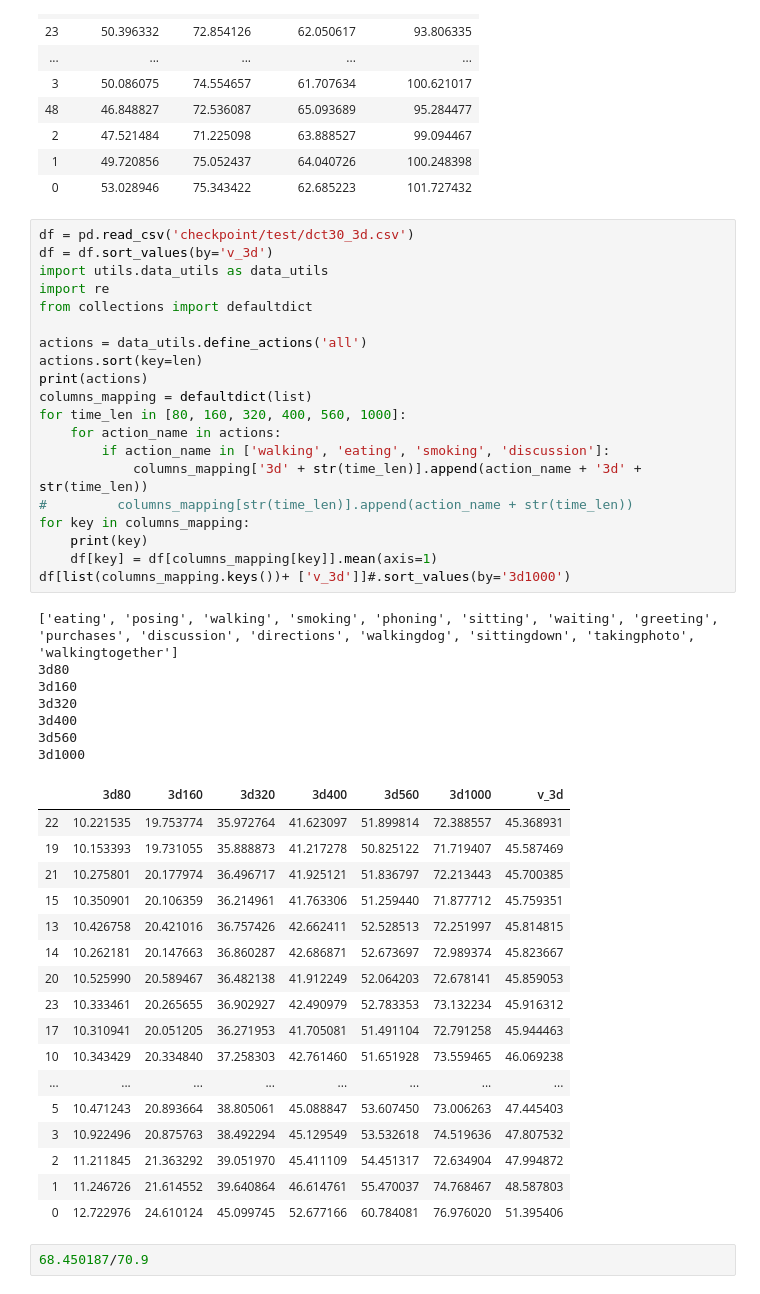
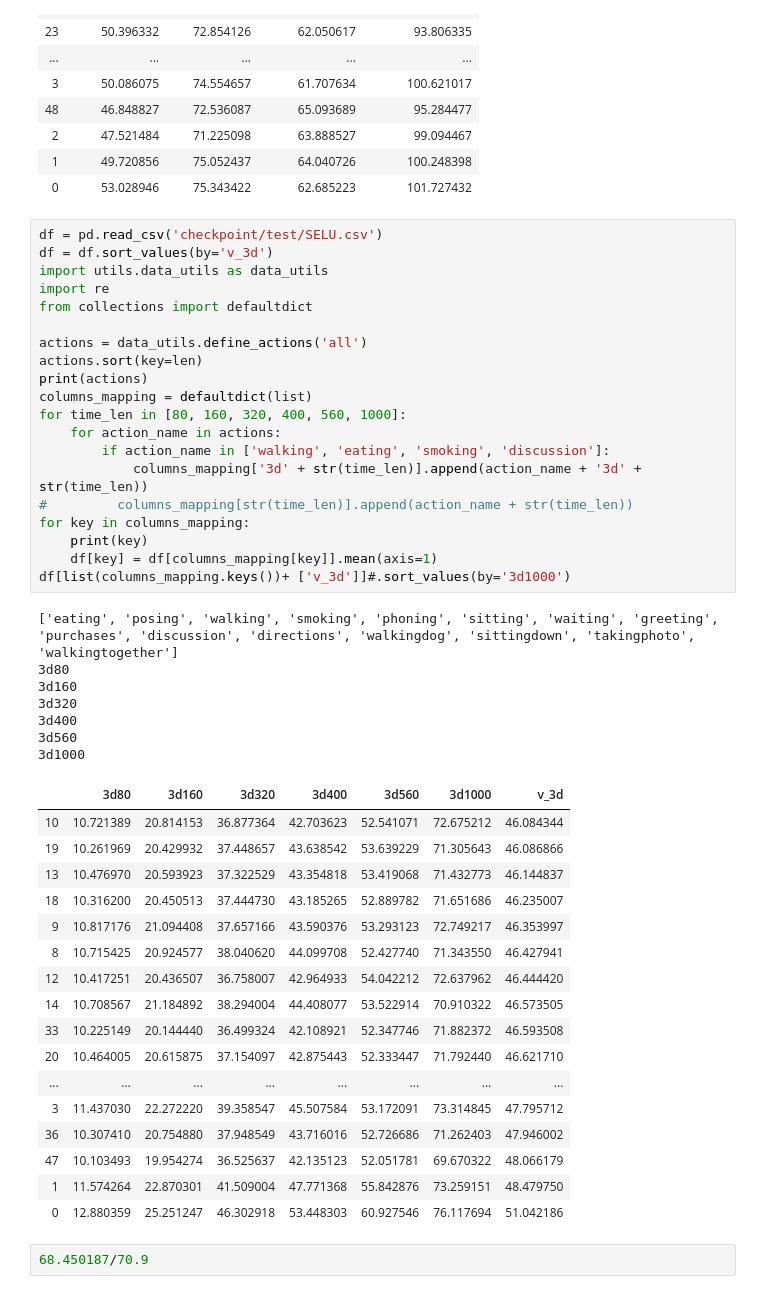
Before and after one commit to tileb1/LearnTrajDep, a Jupyter notebook: Untitled.ipynb, the cells around one changed output. Cells and saved outputs as stored; diff of their text form.

```diff
--- a/Untitled.ipynb
+++ b/Untitled.ipynb
@@ -148,50 +156,50 @@ df[['walking3d1000', 'eating3d1000', 'smoking3d1000', 'discussion3d1000']]
 | 1 | 49.720856 | 75.052437 | 64.040726 | 100.248398 |
 | 0 | 53.028946 | 75.343422 | 62.685223 | 101.727432 |
 # %%
-df = pd.read_csv('checkpoint/test/dct30_3d.csv')
+df = pd.read_csv('checkpoint/test/SELU.csv')
 df = df.sort_values(by='v_3d')
 import utils.data_utils as data_utils
 import re
 from collections import defaultdict
 
 actions = data_utils.define_actions('all')
 actions.sort(key=len)
 print(actions)
 columns_mapping = defaultdict(list)
 for time_len in [80, 160, 320, 400, 560, 1000]:
     for action_name in actions:
         if action_name in ['walking', 'eating', 'smoking', 'discussion']:
             columns_mapping['3d' + str(time_len)].append(action_name + '3d' + str(time_len))
 #         columns_mapping[str(time_len)].append(action_name + str(time_len))
 for key in columns_mapping:
     print(key)
     df[key] = df[columns_mapping[key]].mean(axis=1)
 df[list(columns_mapping.keys())+ ['v_3d']]#.sort_values(by='3d1000')
 # %% [output]
 ['eating', 'posing', 'walking', 'smoking', 'phoning', 'sitting', 'waiting', 'greeting', 'purchases', 'discussion', 'directions', 'walkingdog', 'sittingdown', 'takingphoto', 'walkingtogether']
 3d80
 3d160
 3d320
 3d400
 3d560
 3d1000
 |  | 3d80 | 3d160 | 3d320 | 3d400 | 3d560 | 3d1000 | v_3d |
-| 22 | 10.221535 | 19.753774 | 35.972764 | 41.623097 | 51.899814 | 72.388557 | 45.368931 |
-| 19 | 10.153393 | 19.731055 | 35.888873 | 41.217278 | 50.825122 | 71.719407 | 45.587469 |
-| 21 | 10.275801 | 20.177974 | 36.496717 | 41.925121 | 51.836797 | 72.213443 | 45.700385 |
-| 15 | 10.350901 | 20.106359 | 36.214961 | 41.763306 | 51.259440 | 71.877712 | 45.759351 |
-| 13 | 10.426758 | 20.421016 | 36.757426 | 42.662411 | 52.528513 | 72.251997 | 45.814815 |
-| 14 | 10.262181 | 20.147663 | 36.860287 | 42.686871 | 52.673697 | 72.989374 | 45.823667 |
-| 20 | 10.525990 | 20.589467 | 36.482138 | 41.912249 | 52.064203 | 72.678141 | 45.859053 |
-| 23 | 10.333461 | 20.265655 | 36.902927 | 42.490979 | 52.783353 | 73.132234 | 45.916312 |
-| 17 | 10.310941 | 20.051205 | 36.271953 | 41.705081 | 51.491104 | 72.791258 | 45.944463 |
-| 10 | 10.343429 | 20.334840 | 37.258303 | 42.761460 | 51.651928 | 73.559465 | 46.069238 |
+| 10 | 10.721389 | 20.814153 | 36.877364 | 42.703623 | 52.541071 | 72.675212 | 46.084344 |
+| 19 | 10.261969 | 20.429932 | 37.448657 | 43.638542 | 53.639229 | 71.305643 | 46.086866 |
+| 13 | 10.476970 | 20.593923 | 37.322529 | 43.354818 | 53.419068 | 71.432773 | 46.144837 |
+| 18 | 10.316200 | 20.450513 | 37.444730 | 43.185265 | 52.889782 | 71.651686 | 46.235007 |
+| 9 | 10.817176 | 21.094408 | 37.657166 | 43.590376 | 53.293123 | 72.749217 | 46.353997 |
+| 8 | 10.715425 | 20.924577 | 38.040620 | 44.099708 | 52.427740 | 71.343550 | 46.427941 |
+| 12 | 10.417251 | 20.436507 | 36.758007 | 42.964933 | 54.042212 | 72.637962 | 46.444420 |
+| 14 | 10.708567 | 21.184892 | 38.294004 | 44.408077 | 53.522914 | 70.910322 | 46.573505 |
+| 33 | 10.225149 | 20.144440 | 36.499324 | 42.108921 | 52.347746 | 71.882372 | 46.593508 |
+| 20 | 10.464005 | 20.615875 | 37.154097 | 42.875443 | 52.333447 | 71.792440 | 46.621710 |
 | ... | ... | ... | ... | ... | ... | ... | ... |
-| 5 | 10.471243 | 20.893664 | 38.805061 | 45.088847 | 53.607450 | 73.006263 | 47.445403 |
-| 3 | 10.922496 | 20.875763 | 38.492294 | 45.129549 | 53.532618 | 74.519636 | 47.807532 |
-| 2 | 11.211845 | 21.363292 | 39.051970 | 45.411109 | 54.451317 | 72.634904 | 47.994872 |
-| 1 | 11.246726 | 21.614552 | 39.640864 | 46.614761 | 55.470037 | 74.768467 | 48.587803 |
-| 0 | 12.722976 | 24.610124 | 45.099745 | 52.677166 | 60.784081 | 76.976020 | 51.395406 |
+| 3 | 11.437030 | 22.272220 | 39.358547 | 45.507584 | 53.172091 | 73.314845 | 47.795712 |
+| 36 | 10.307410 | 20.754880 | 37.948549 | 43.716016 | 52.726686 | 71.262403 | 47.946002 |
+| 47 | 10.103493 | 19.954274 | 36.525637 | 42.135123 | 52.051781 | 69.670322 | 48.066179 |
+| 1 | 11.574264 | 22.870301 | 41.509004 | 47.771368 | 55.842876 | 73.259151 | 48.479750 |
+| 0 | 12.880359 | 25.251247 | 46.302918 | 53.448303 | 60.927546 | 76.117694 | 51.042186 |
 # %%
 68.450187/70.9
 # %% [output]
```
Also changed, not shown: parts of 3 cells of this notebook, 2 other files.
